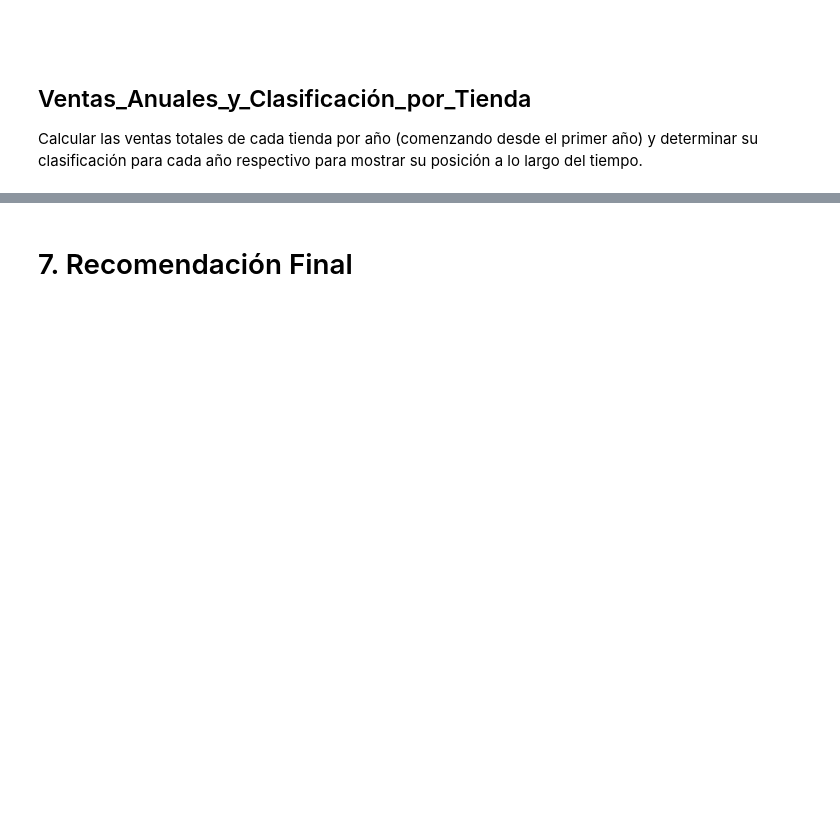
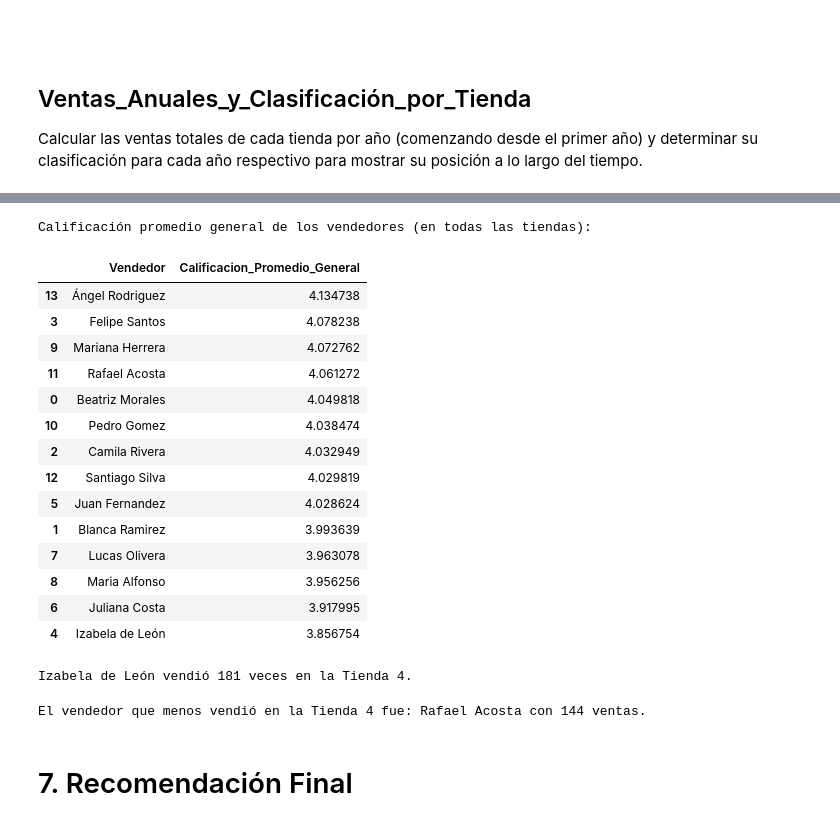
Before and after one commit to Harold-dev-code/Primer_Challenge_DataScience_Alura_Store, a Jupyter notebook: Primer_Challenge_DataScience_AluraStore.ipynb, the cells around one changed output, grey strips where cells are left out. Drawn from its saved outputs; the diff is of its cells as text; code cells hidden in the pictures; blank space fills up the shorter version.

```diff
--- a/Primer_Challenge_DataScience_AluraStore.ipynb
+++ b/Primer_Challenge_DataScience_AluraStore.ipynb
@@ -748,3 +835,46 @@ Calcular las ventas totales de cada tienda por año (comenzando desde el primer
+# %%
+calificacion_promedio_general_vendedor = df_vendedor_calificacion.groupby('Vendedor')['Calificacion_Promedio_Ventas'].mean().reset_index()
+calificacion_promedio_general_vendedor = calificacion_promedio_general_vendedor.rename(columns={'Calificacion_Promedio_Ventas': 'Calificacion_Promedio_General'})
+
+print("Calificación promedio general de los vendedores (en todas las tiendas):")
+display(calificacion_promedio_general_vendedor.sort_values(by='Calificacion_Promedio_General', ascending=False))
+# %% [output]
+Calificación promedio general de los vendedores (en todas las tiendas):
+|  | Vendedor | Calificacion_Promedio_General |
+| 13 | Ángel Rodriguez | 4.134738 |
+| 3 | Felipe Santos | 4.078238 |
+| 9 | Mariana Herrera | 4.072762 |
+| 11 | Rafael Acosta | 4.061272 |
+| 0 | Beatriz Morales | 4.049818 |
+| 10 | Pedro Gomez | 4.038474 |
+| 2 | Camila Rivera | 4.032949 |
+| 12 | Santiago Silva | 4.029819 |
+| 5 | Juan Fernandez | 4.028624 |
+| 1 | Blanca Ramirez | 3.993639 |
+| 7 | Lucas Olivera | 3.963078 |
+| 8 | Maria Alfonso | 3.956256 |
+| 6 | Juliana Costa | 3.917995 |
+| 4 | Izabela de León | 3.856754 |
+# %%
+ventas_izabela_tienda4 = ventas_por_vendedor_tienda[
+    (ventas_por_vendedor_tienda['Vendedor'] == 'Izabela de León') &
+    (ventas_por_vendedor_tienda['Tienda'] == 'tienda4')
+]
+
+if not ventas_izabela_tienda4.empty:
+    num_ventas = ventas_izabela_tienda4['Num_Ventas_en_Tienda'].iloc[0]
+    print(f"Izabela de León vendió {num_ventas} veces en la Tienda 4.")
+else:
+    print("No se encontraron registros de ventas para Izabela de León en la Tienda 4.")
+# %% [output]
+Izabela de León vendió 181 veces en la Tienda 4.
+# %%
+ventas_tienda4 = ventas_por_vendedor_tienda[ventas_por_vendedor_tienda['Tienda'] == 'tienda4']
+vendedor_menos_ventas_tienda4 = ventas_tienda4.loc[ventas_tienda4['Num_Ventas_en_Tienda'].idxmin()]
+
+print(f"El vendedor que menos vendió en la Tienda 4 fue: {vendedor_menos_ventas_tienda4['Vendedor']} con {vendedor_menos_ventas_tienda4['Num_Ventas_en_Tienda']} ventas.")
+# %% [output]
+El vendedor que menos vendió en la Tienda 4 fue: Rafael Acosta con 144 ventas.
 # %% [markdown]
 # 7. Recomendación Final
 # %% [markdown]
```
Also changed, not shown: parts of 18 cells of this notebook.
